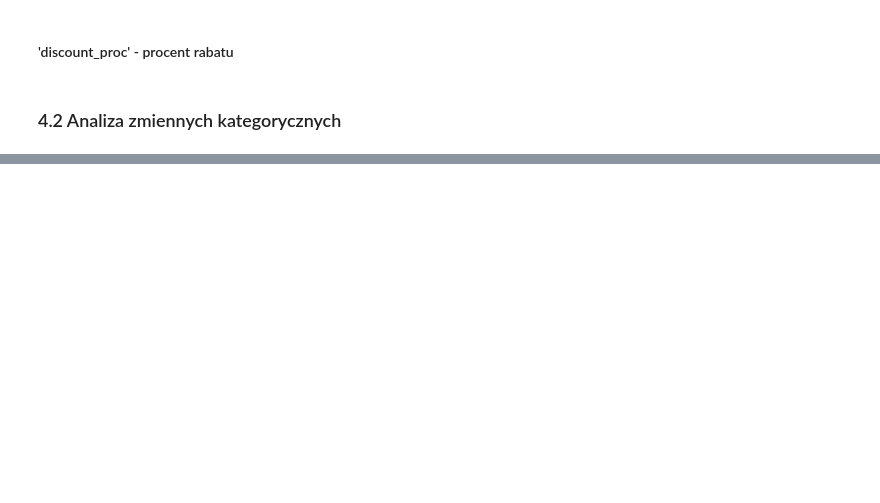
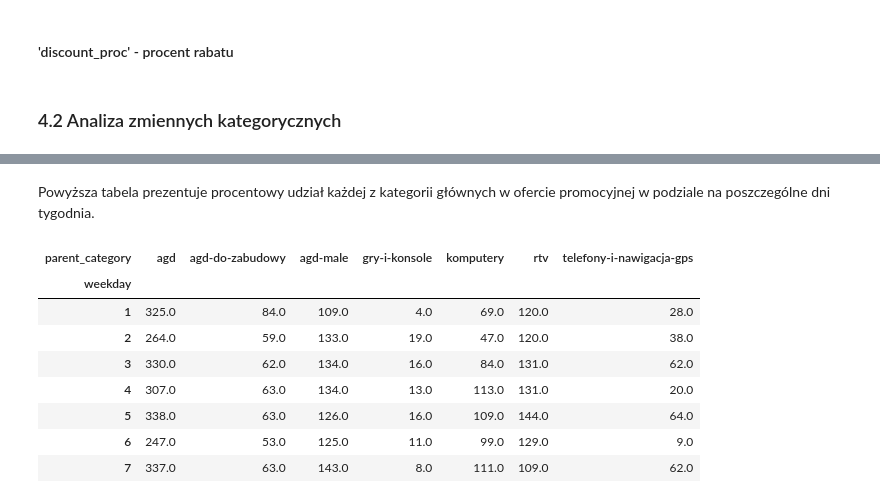
Before and after one commit to grzegorzpokorski/nocna-promocja-euro.com.pl, a Jupyter notebook: data_analysis.ipynb, the cells around one changed output, grey strips where cells are left out. Saved outputs shown, nothing was run; the diff lists cells and outputs as text; code cells hidden in the pictures; blank space fills up the shorter version.

```diff
--- a/data_analysis.ipynb
+++ b/data_analysis.ipynb
@@ -381,0 +421,16 @@ plt.show()
+# %% [markdown]
+<p>
+    Powyższa tabela prezentuje procentowy udział każdej z kategorii głównych w ofercie promocyjnej w podziale na poszczególne dni tygodnia.
+    </p>
+# %%
+pivot['qty']
+# %% [output]
+| parent_category | agd | agd-do-zabudowy | agd-male | gry-i-konsole | komputery | rtv | telefony-i-nawigacja-gps |
+| weekday |  |  |  |  |  |  |  |
+| 1 | 325.0 | 84.0 | 109.0 | 4.0 | 69.0 | 120.0 | 28.0 |
+| 2 | 264.0 | 59.0 | 133.0 | 19.0 | 47.0 | 120.0 | 38.0 |
+| 3 | 330.0 | 62.0 | 134.0 | 16.0 | 84.0 | 131.0 | 62.0 |
+| 4 | 307.0 | 63.0 | 134.0 | 13.0 | 113.0 | 131.0 | 20.0 |
+| 5 | 338.0 | 63.0 | 126.0 | 16.0 | 109.0 | 144.0 | 64.0 |
+| 6 | 247.0 | 53.0 | 125.0 | 11.0 | 99.0 | 129.0 | 9.0 |
+| 7 | 337.0 | 63.0 | 143.0 | 8.0 | 111.0 | 109.0 | 62.0 |
```
Also changed, not shown: parts of 13 cells of this notebook.
